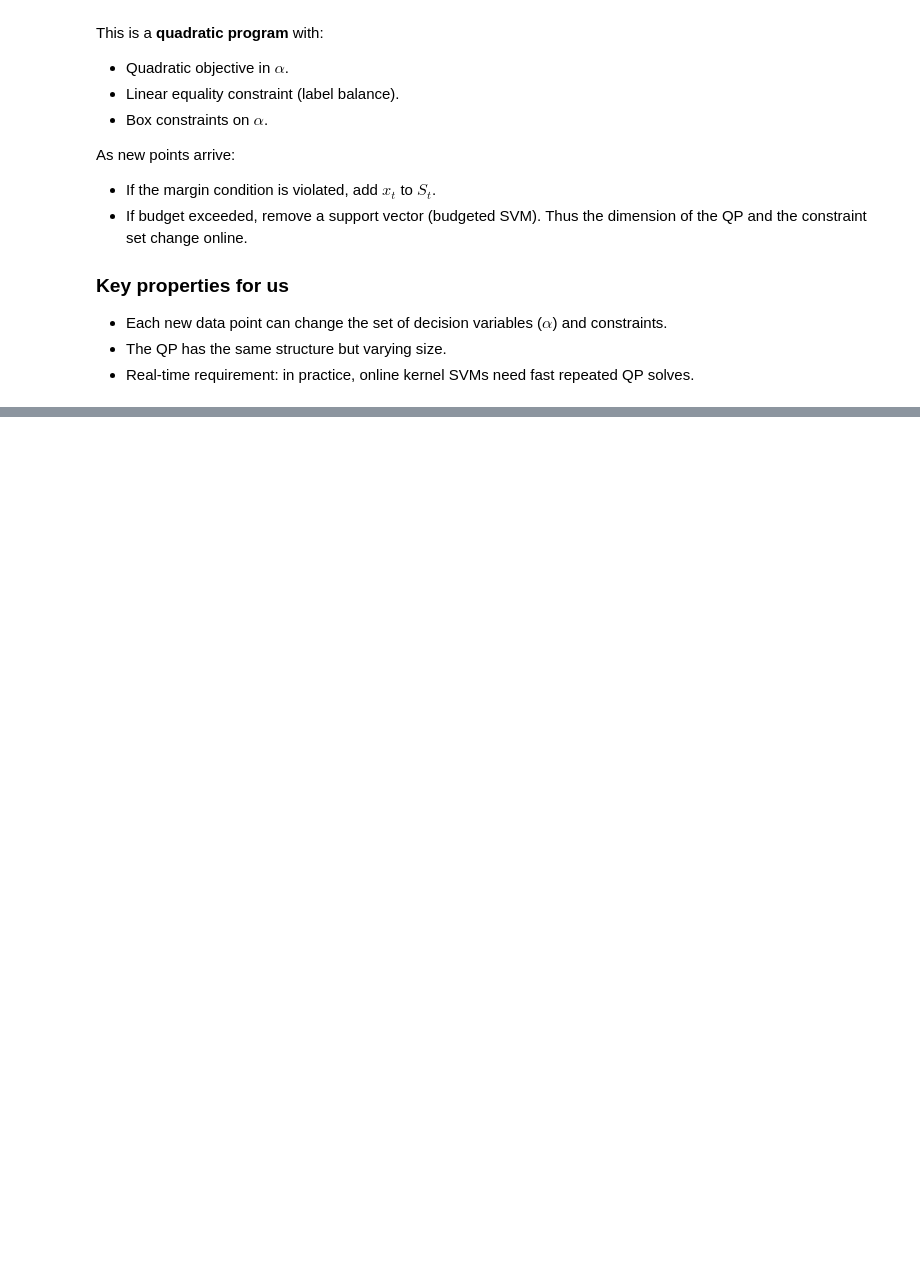
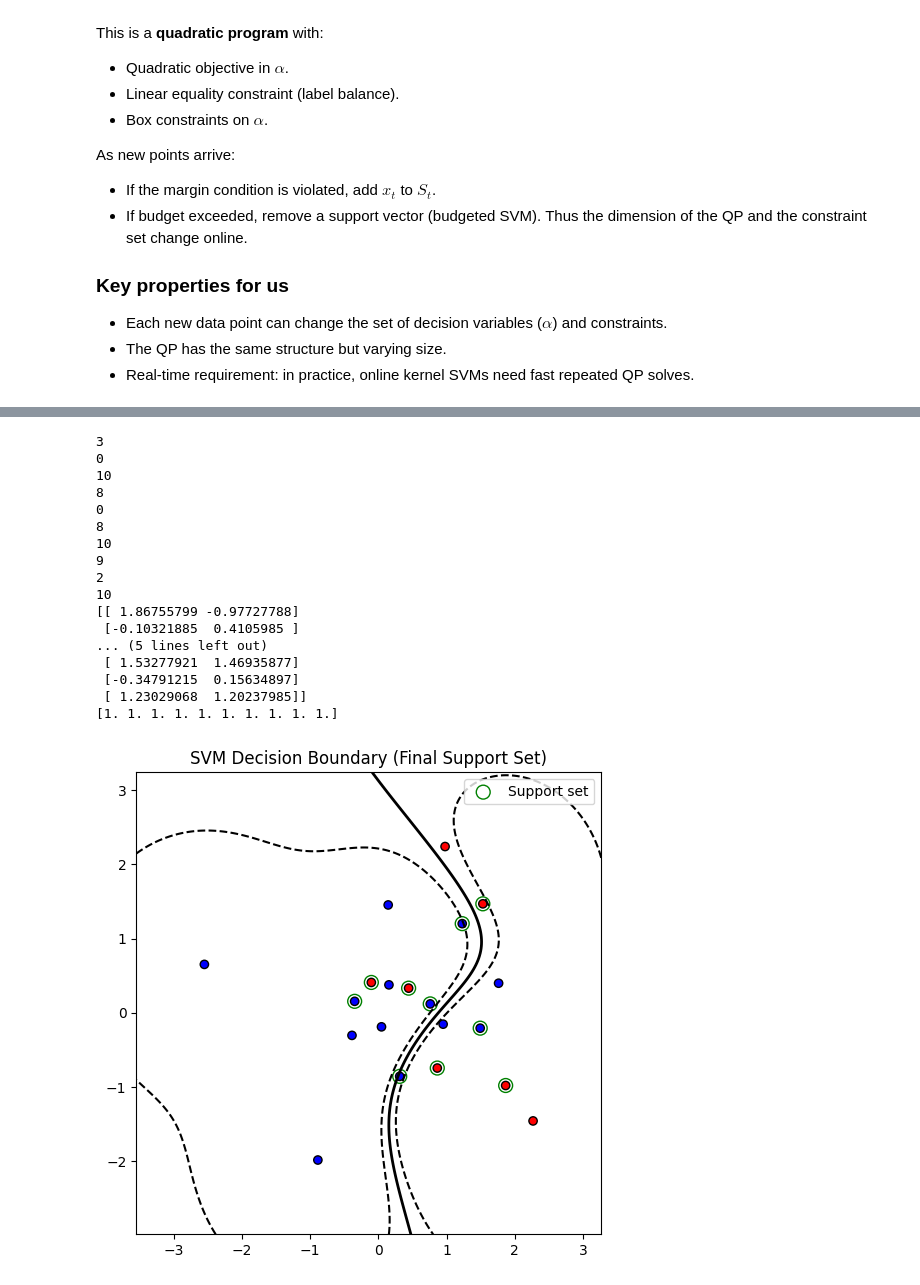
Before and after one commit to ellaschmidtobreick/acc_daqp, a Jupyter notebook: online_SVM/online_SVM.ipynb, the cells around one changed output, grey strips where cells are left out. Cells and saved outputs as stored; diff of their text form; code cells hidden in the pictures; blank space fills up the shorter version.

Commit message:
new example - online SVM

```diff
--- a/online_SVM/online_SVM.ipynb
+++ b/online_SVM/online_SVM.ipynb
@@ -125,2 +128,60 @@ ValueError: operands could not be broadcast together with shapes (10,) (20,)
+# %%
+import matplotlib.pyplot as plt
+# Simulated online process
+np.random.seed(0)
+X = np.random.randn(20, 2)
+y = np.random.choice([-1, 1], size=20)
+
+support_set = []
+budget = 10
+C = 1.0
+gamma = 0.5
+
+for t in range(len(y)):
+    support_set.append(t)
+    if len(support_set) > budget:
+        # Simple budget policy: drop oldest
+        # support_set.pop(0)
+        # Remove the one least contributing to the margin
+        alphas = solve_svm_dual(X[support_set], y[support_set], C=C, gamma=gamma)
+        min_alpha_idx = np.argmin(alphas)
+        print(min_alpha_idx)
+        support_set.pop(min_alpha_idx)
+
+    Xs, ys = X[support_set], y[support_set]
+    #print(Xs)
+    alpha = solve_svm_dual(Xs, ys, C=C, gamma=gamma)
+    #print(f"t={t}, support size={len(support_set)}, alphas={alpha}") #[:3]
+
+print(Xs)
+print(alpha)
+# Plot
+plt.figure(figsize=(6,6))
+plt.contour(xx, yy, Z, levels=[0], linewidths=2, colors="k")   # decision boundary
+plt.contour(xx, yy, Z, levels=[-0.1, 0.1], linestyles="--", colors="k")  # margins
+plt.scatter(X[:,0], X[:,1], c=y, cmap=plt.cm.bwr, edgecolors="k")
+plt.scatter(Xs[:,0], Xs[:,1], s=100, facecolors="none", edgecolors="g", label="Support set")
+plt.legend()
+plt.title("SVM Decision Boundary (Final Support Set)")
+plt.show()
+# %% [output]
+3
+0
+10
+8
+0
+8
+10
+9
+2
+10
+[[ 1.86755799 -0.97727788]
+ [-0.10321885  0.4105985 ]
+... (5 lines left out)
+ [ 1.53277921  1.46935877]
+ [-0.34791215  0.15634897]
+ [ 1.23029068  1.20237985]]
+[1. 1. 1. 1. 1. 1. 1. 1. 1. 1.]
+[figure, added]
 # %%
 ## model QP here as graph
```
Also changed, not shown: parts of 4 cells of this notebook.
